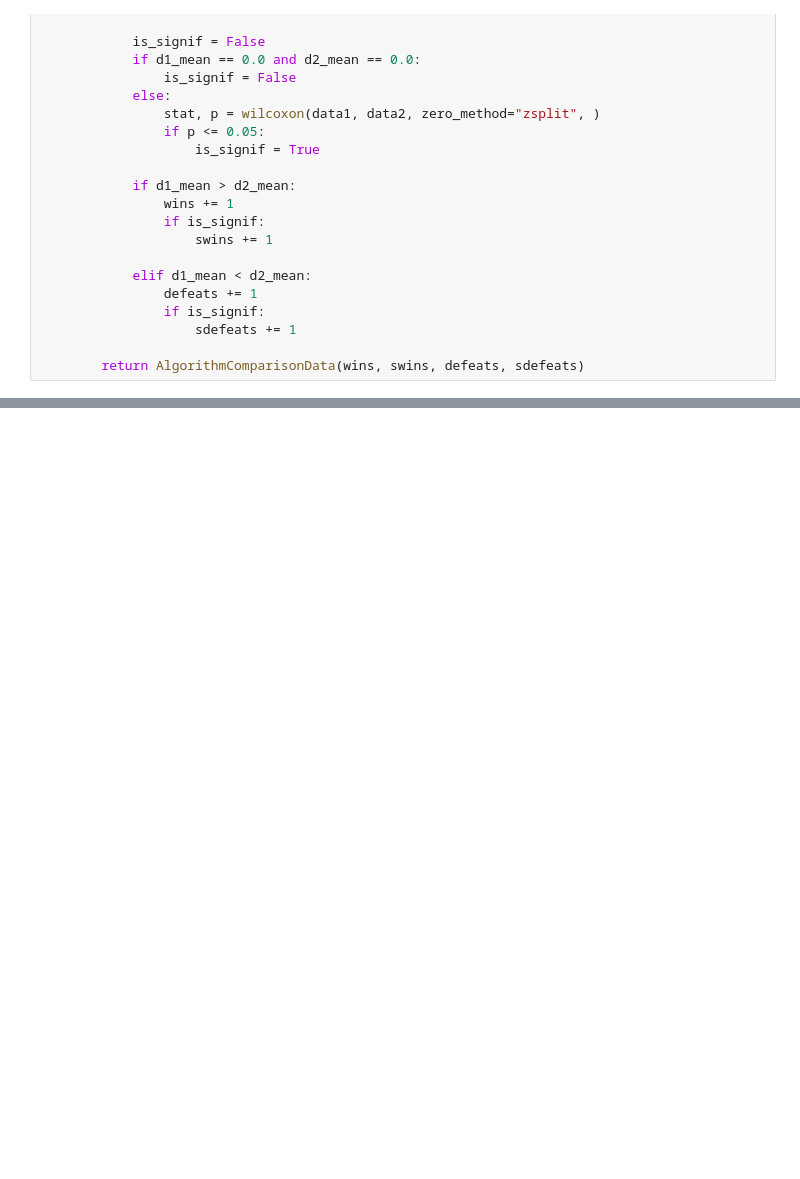
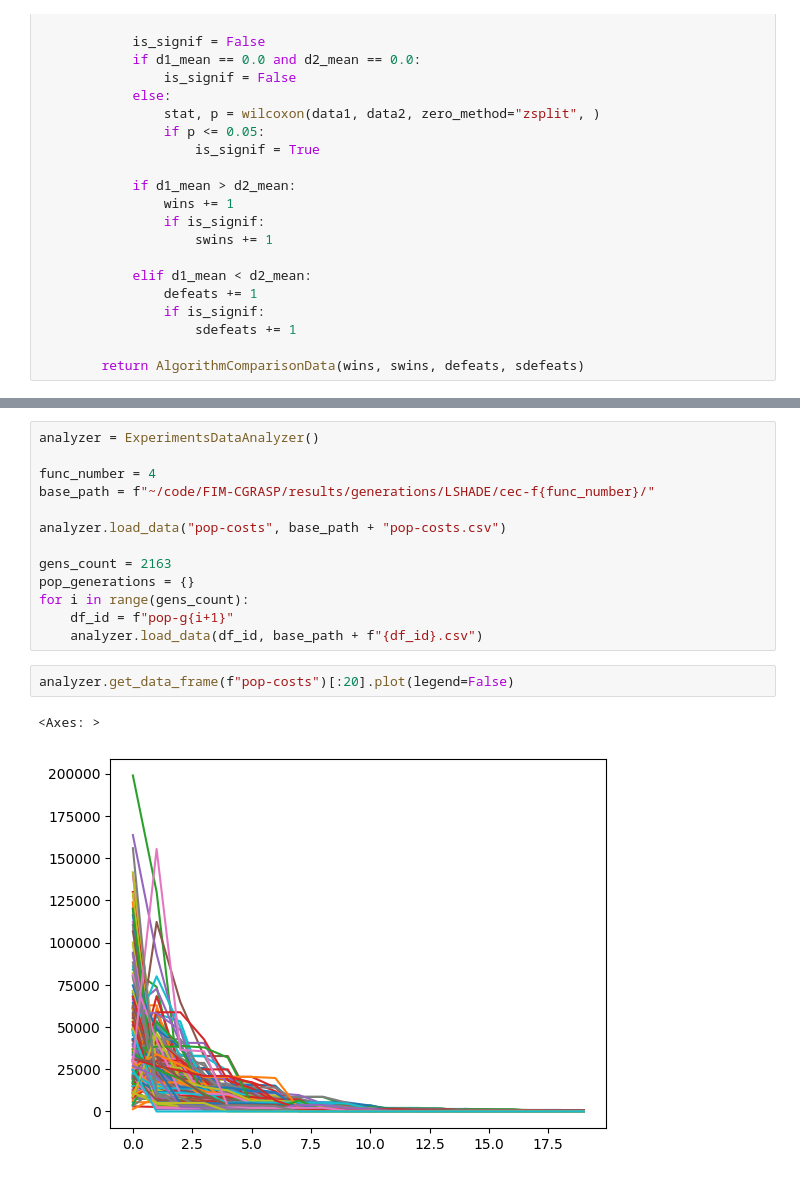
Before and after one commit to raphaelgoms/analysis-scripts, a Jupyter notebook: exps-data-analyzer.ipynb, the cells around one changed output, grey strips where cells are left out. Cells and saved outputs as stored; diff of their text form; blank space fills up the shorter version.

Commit message:
init lshade alg. analysis

```diff
--- a/exps-data-analyzer.ipynb
+++ b/exps-data-analyzer.ipynb
@@ -82,0 +110,18 @@ defeats: 12(2)
+# %%
+analyzer = ExperimentsDataAnalyzer()
+
+func_number = 4
+base_path = f"~/code/FIM-CGRASP/results/generations/LSHADE/cec-f{func_number}/"
+
+analyzer.load_data("pop-costs", base_path + "pop-costs.csv")
+
+gens_count = 2163
+pop_generations = {}
+for i in range(gens_count):
+    df_id = f"pop-g{i+1}"
+    analyzer.load_data(df_id, base_path + f"{df_id}.csv")
+# %%
+analyzer.get_data_frame(f"pop-costs")[:20].plot(legend=False)
+# %% [output]
+<Axes: >
+[figure, added]
```
Also changed, not shown: parts of 5 cells of this notebook, 1 other file.
